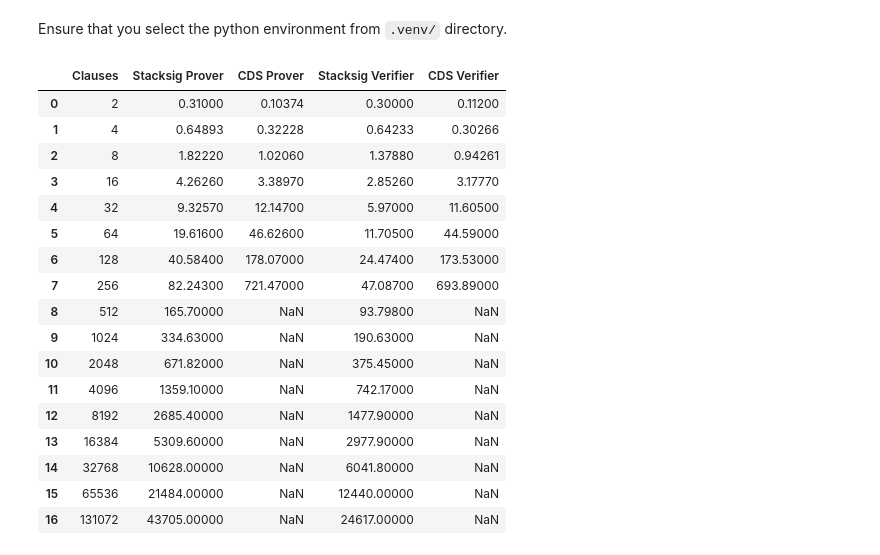
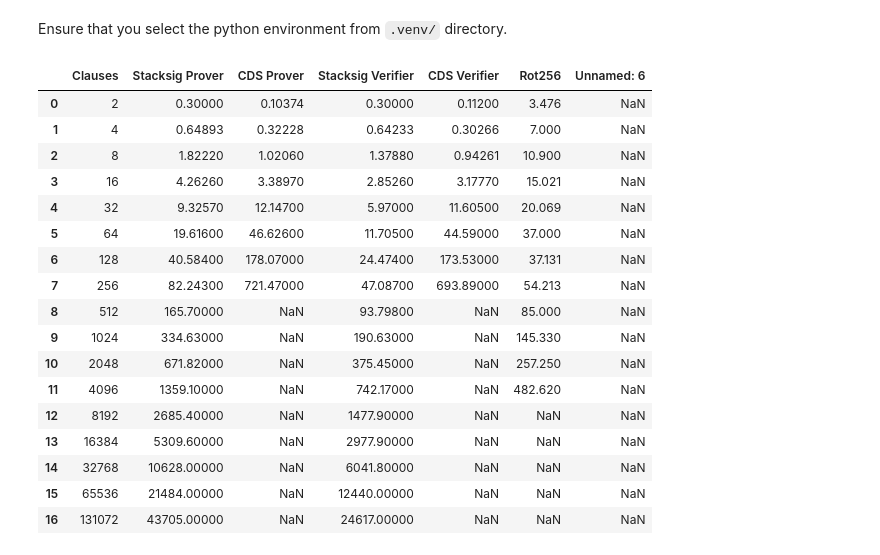
Before and after one commit to Justanhy/disjunctive-zk, a Jupyter notebook: plots.ipynb, the cells around one changed output. Cells and saved outputs as stored; diff of their text form; code cells hidden in the pictures.

```diff
--- a/plots.ipynb
+++ b/plots.ipynb
@@ -6,25 +7,25 @@ import numpy as np
 # %%
-data = pd.read_csv("performances.csv")
+data = pd.read_csv("performances2.csv")
 data
 # %% [output]
-|  | Clauses | Stacksig Prover | CDS Prover | Stacksig Verifier | CDS Verifier |
-| 0 | 2 | 0.31000 | 0.10374 | 0.30000 | 0.11200 |
-| 1 | 4 | 0.64893 | 0.32228 | 0.64233 | 0.30266 |
-| 2 | 8 | 1.82220 | 1.02060 | 1.37880 | 0.94261 |
-| 3 | 16 | 4.26260 | 3.38970 | 2.85260 | 3.17770 |
-| 4 | 32 | 9.32570 | 12.14700 | 5.97000 | 11.60500 |
-| 5 | 64 | 19.61600 | 46.62600 | 11.70500 | 44.59000 |
-| 6 | 128 | 40.58400 | 178.07000 | 24.47400 | 173.53000 |
-| 7 | 256 | 82.24300 | 721.47000 | 47.08700 | 693.89000 |
-| 8 | 512 | 165.70000 | NaN | 93.79800 | NaN |
-| 9 | 1024 | 334.63000 | NaN | 190.63000 | NaN |
-| 10 | 2048 | 671.82000 | NaN | 375.45000 | NaN |
-| 11 | 4096 | 1359.10000 | NaN | 742.17000 | NaN |
-| 12 | 8192 | 2685.40000 | NaN | 1477.90000 | NaN |
-| 13 | 16384 | 5309.60000 | NaN | 2977.90000 | NaN |
-| 14 | 32768 | 10628.00000 | NaN | 6041.80000 | NaN |
-| 15 | 65536 | 21484.00000 | NaN | 12440.00000 | NaN |
-| 16 | 131072 | 43705.00000 | NaN | 24617.00000 | NaN |
+|  | Clauses | Stacksig Prover | CDS Prover | Stacksig Verifier | CDS Verifier | Rot256 | Unnamed: 6 |
+| 0 | 2 | 0.30000 | 0.10374 | 0.30000 | 0.11200 | 3.476 | NaN |
+| 1 | 4 | 0.64893 | 0.32228 | 0.64233 | 0.30266 | 7.000 | NaN |
+| 2 | 8 | 1.82220 | 1.02060 | 1.37880 | 0.94261 | 10.900 | NaN |
+| 3 | 16 | 4.26260 | 3.38970 | 2.85260 | 3.17770 | 15.021 | NaN |
+| 4 | 32 | 9.32570 | 12.14700 | 5.97000 | 11.60500 | 20.069 | NaN |
+| 5 | 64 | 19.61600 | 46.62600 | 11.70500 | 44.59000 | 37.000 | NaN |
+| 6 | 128 | 40.58400 | 178.07000 | 24.47400 | 173.53000 | 37.131 | NaN |
+| 7 | 256 | 82.24300 | 721.47000 | 47.08700 | 693.89000 | 54.213 | NaN |
+| 8 | 512 | 165.70000 | NaN | 93.79800 | NaN | 85.000 | NaN |
+| 9 | 1024 | 334.63000 | NaN | 190.63000 | NaN | 145.330 | NaN |
+| 10 | 2048 | 671.82000 | NaN | 375.45000 | NaN | 257.250 | NaN |
+| 11 | 4096 | 1359.10000 | NaN | 742.17000 | NaN | 482.620 | NaN |
+| 12 | 8192 | 2685.40000 | NaN | 1477.90000 | NaN | NaN | NaN |
+| 13 | 16384 | 5309.60000 | NaN | 2977.90000 | NaN | NaN | NaN |
+| 14 | 32768 | 10628.00000 | NaN | 6041.80000 | NaN | NaN | NaN |
+| 15 | 65536 | 21484.00000 | NaN | 12440.00000 | NaN | NaN | NaN |
+| 16 | 131072 | 43705.00000 | NaN | 24617.00000 | NaN | NaN | NaN |
 # %%
 x = data["Clauses"]
 y1 = data["Stacksig Prover"]
```
Also changed, not shown: parts of 6 cells of this notebook, 1 other file.
